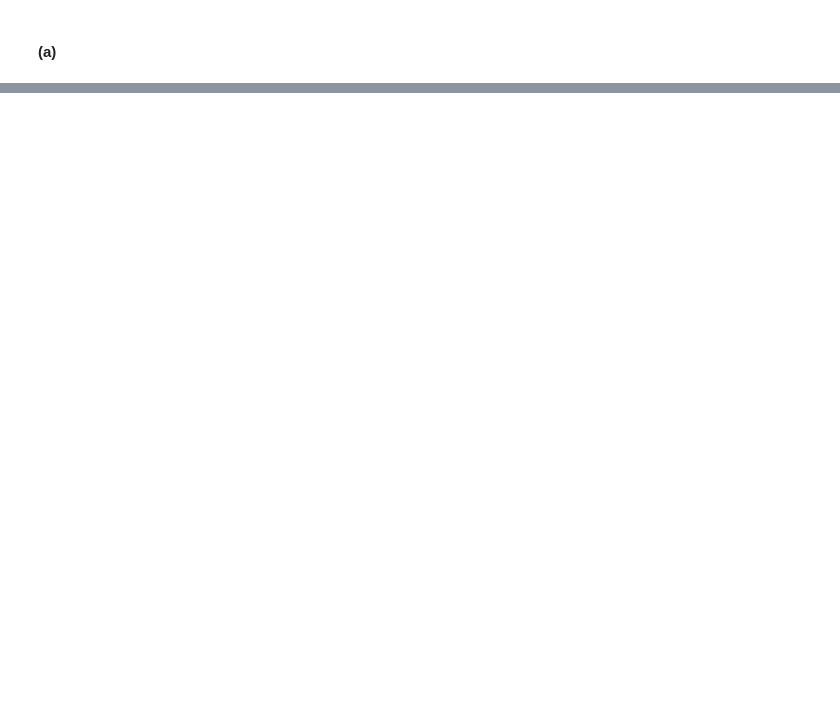
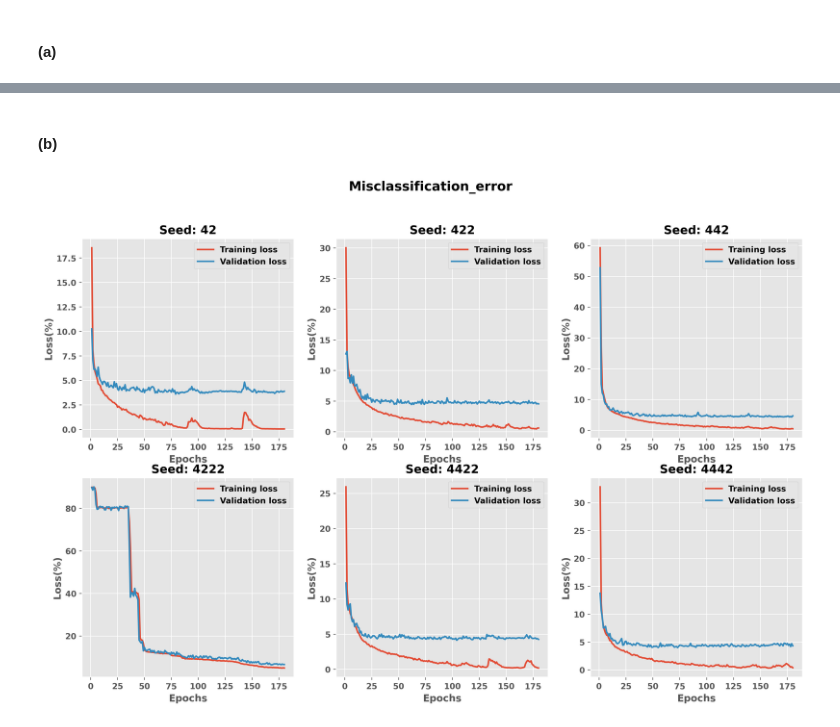
Before and after one commit to kl3259/GR5241, a Jupyter notebook: Proj_milestone_2/GR5241_Proj2_kl3259_backup.ipynb, the cells around one changed output, grey strips where cells are left out. Cells and saved outputs as stored; diff of their text form; code cells hidden in the pictures; blank space fills up the shorter version.

```diff
--- a/Proj_milestone_2/GR5241_Proj2_kl3259_backup.ipynb
+++ b/Proj_milestone_2/GR5241_Proj2_kl3259_backup.ipynb
@@ -319,0 +330,13 @@ plot_error(
+# %% [markdown]
+#### (b)
+# %%
+# plot the learning curve with respect to mis-classification error of all initializations
+# use the plot_error() function
+plot_error(
+    random_seed_list = random_seed_list,
+    fig_title = "Misclassification_error",
+    error_type = "Misclassification",
+    lay_out = "multi_seeds"
+)
+# %% [output]
+[figure, added]
```
Also changed, not shown: parts of 3 cells of this notebook, 5 other files.
